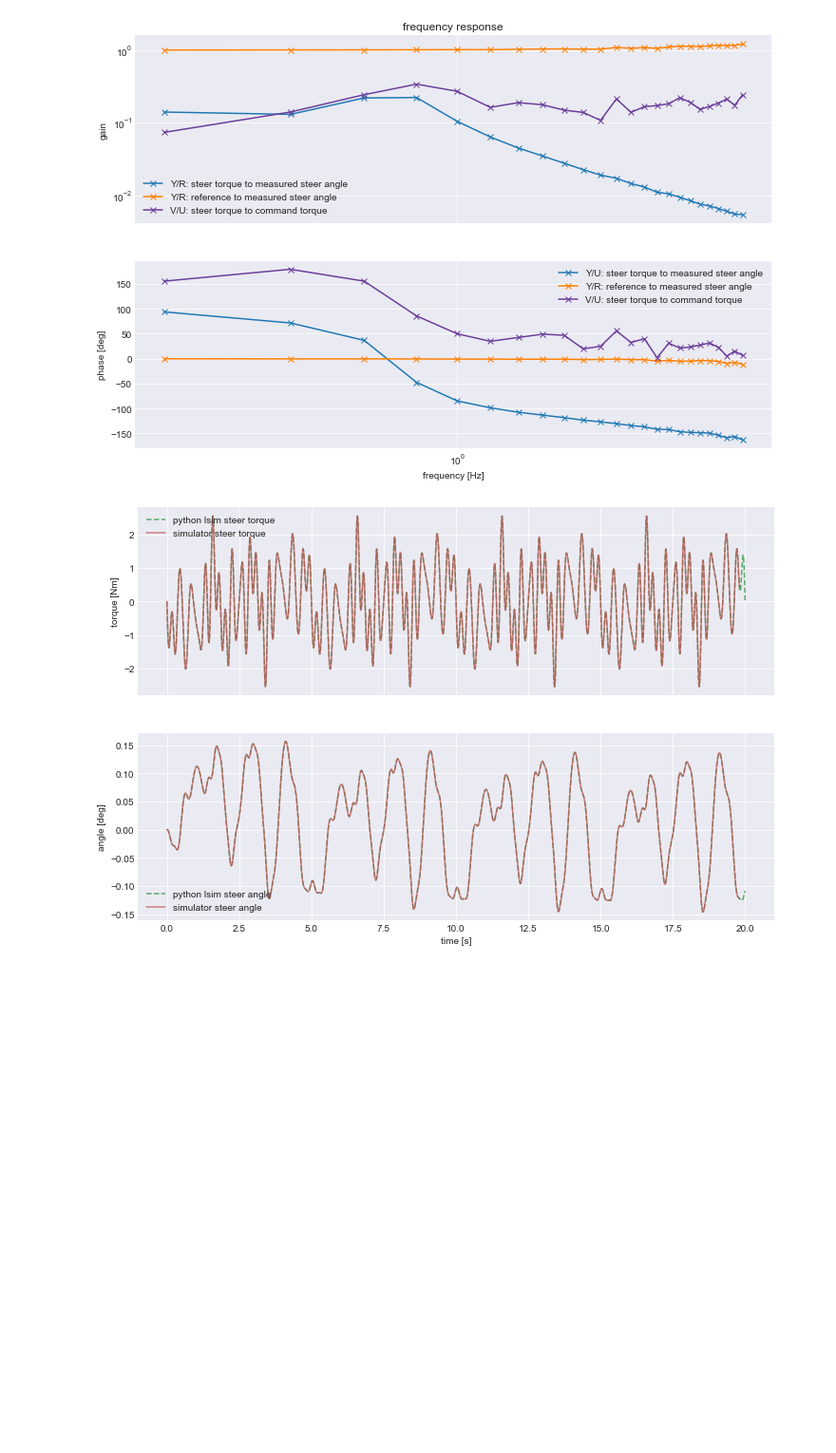
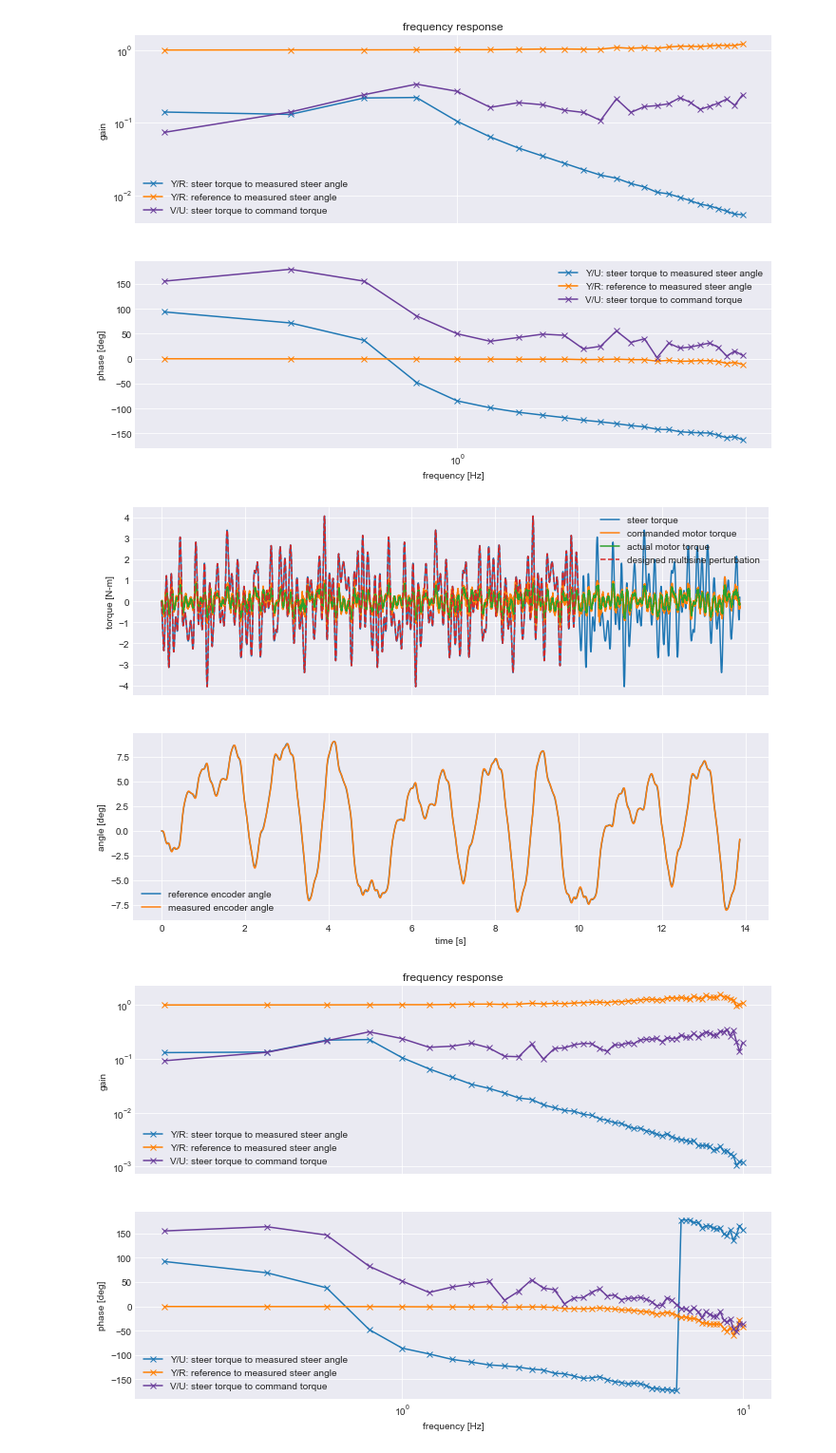
Before and after one commit to oliverlee/phobos, a Jupyter notebook: scripts/controller_frequency_response.ipynb, the cells around one changed output. Shown at 95% size. Drawn from its saved outputs; the diff is of its cells as text; code cells hidden in the pictures; blank space fills up the shorter version.

```diff
--- a/scripts/controller_frequency_response.ipynb
+++ b/scripts/controller_frequency_response.ipynb
@@ -259,34 +290,15 @@ plot_frequency_response(log, False)
 plt.show()
 # %% [output]
 [figure]
-# %%
-plt.close('all')
-fig, ax = plt.subplots(2, 1, sharex=True)
-
-ax[0].plot(lsim_t, lsim_u,
-           color=color[1],
-           linestyle='--',
-           label='python lsim steer torque')
-ax[0].plot(log.t, log_u,
-           color=color[2],
-           alpha=0.7,
-           label='simulator steer torque')
-ax[0].set_ylabel('torque [Nm]')
-ax[0].legend()
-
-ax[1].plot(lsim_t, lsim_y,
-           color=color[1],
-           linestyle='--',
-           label='python lsim steer angle')
-ax[1].plot(log.t, log_r,
-           color=color[2],
-           alpha=0.7,
-           label='simulator steer angle')
-ax[1].set_ylabel('angle [deg]')
-ax[1].legend()
-
-ax[1].set_xlabel('time [s]')
-
-plt.show()
-# %% [output]
-[figure, removed]
+# %%
+plt.close('all')
+log2 = ps.ProcessedRecord('logs/multisine_kp150_kd3.pb.cobs.gz')
+fig, ax = plot_response(log2)
+ax[0].plot(t, u, linestyle='--',
+           label='designed multisine perturbation')
+ax[0].legend()
+plot_frequency_response(log2, False)
+plt.show()
+# %% [output]
+[figure, added]
+[figure, added]
```
Also changed, not shown: parts of 2 cells of this notebook, 2 other files.
